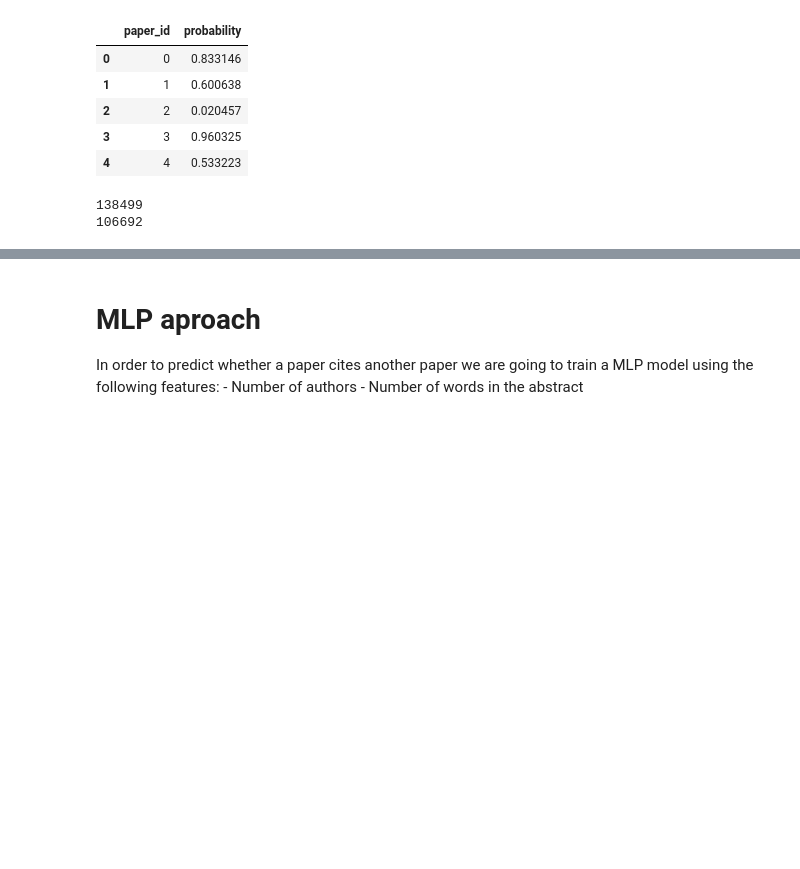
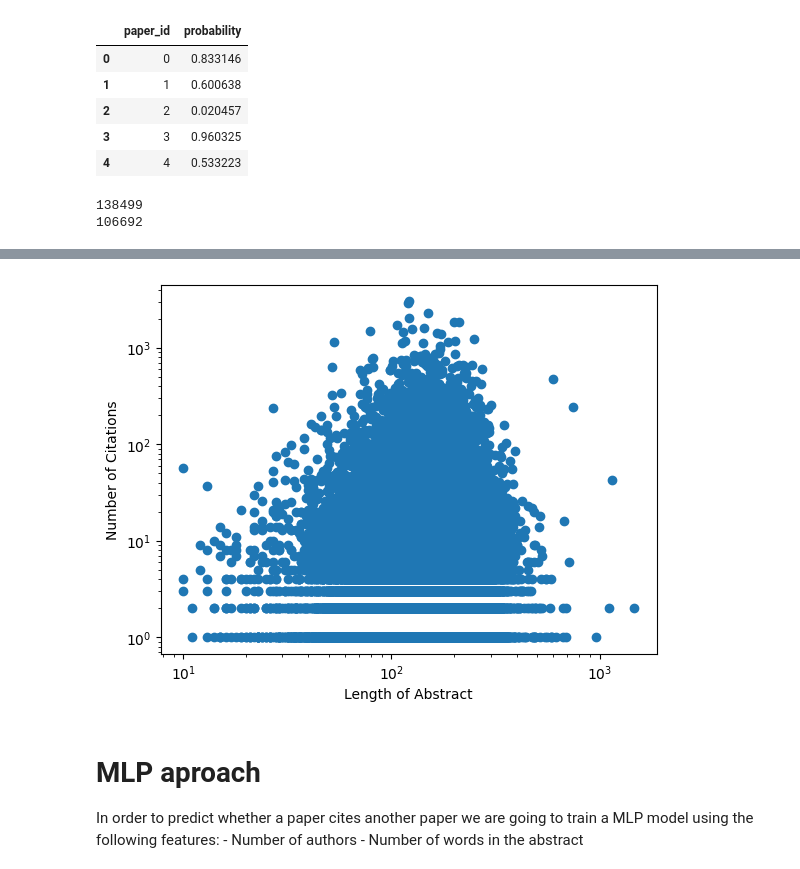
Before and after one commit to philipAthanasopoulos/Citatio, a Jupyter notebook: main_notebook.ipynb, the cells around one changed output, grey strips where cells are left out. Drawn from its saved outputs; the diff is of its cells as text; code cells hidden in the pictures; blank space fills up the shorter version.

```diff
--- a/main_notebook.ipynb
+++ b/main_notebook.ipynb
@@ -68,3 +90,16 @@ Number of papers citing other papers:  100336
+# %%
+# Calculate the length of each abstract
+all_together['abstract_length'] = all_together['abstracts'].str.split().apply(lambda x: len(x) if isinstance(x, list) else 0)
+
+# Plot the number of citations with respect to the length of the abstract
+plt.scatter(all_together['abstract_length'], all_together['number_of_citations'])
+plt.xlabel('Length of Abstract')
+plt.ylabel('Number of Citations')
+plt.yscale('log')
+plt.xscale('log')
+plt.show()
+# %% [output]
+[figure, added]
 # %% [markdown]
 <h1> MLP aproach </h1>
 In order to predict whether a paper cites another paper we are going to train a MLP model using the following features:
```
Also changed, not shown: parts of 6 cells of this notebook.
